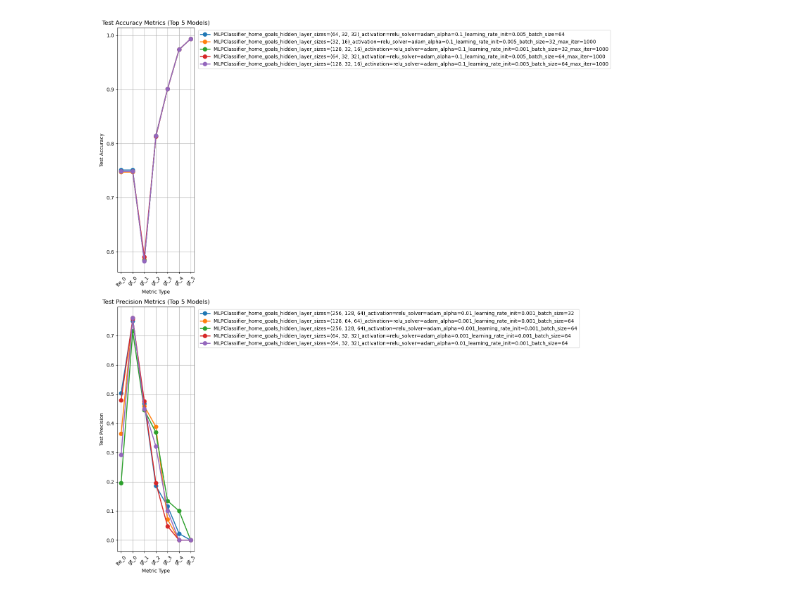
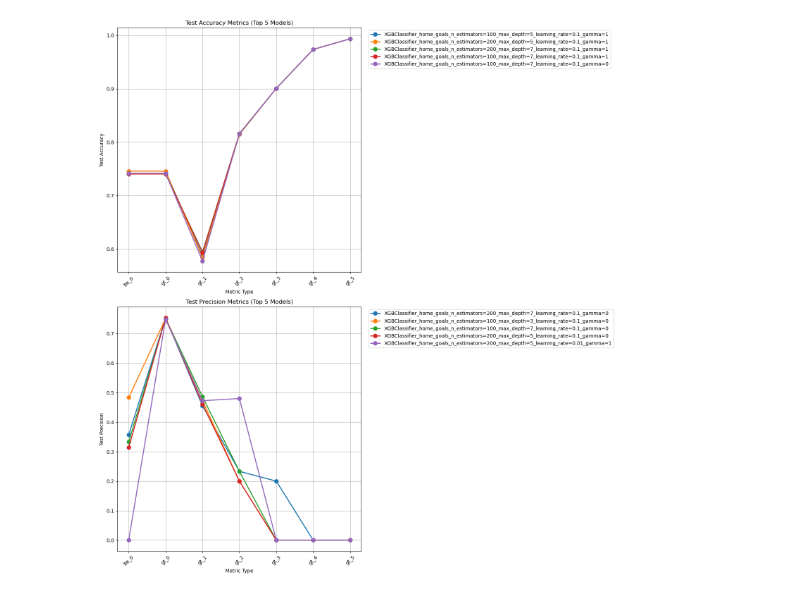
Before and after one commit to 1111111huang/betbot, a Jupyter notebook: notebooks/modeling/baseline.ipynb, the cells around one changed output. Cells and saved outputs as stored; diff of their text form; code cells hidden in the pictures.

```diff
--- a/notebooks/modeling/baseline.ipynb
+++ b/notebooks/modeling/baseline.ipynb
@@ -343,9 +88,9 @@ def plot_metrics_for_target_and_model(
 # %%
 plot_metrics_for_target_and_model(
     experiment_name=EXPERIMENT_NAME,
     target_col="home_goals",
-    model_name="MLPClassifier",
+    model_name="XGBClassifier",
     tracking_uri=f"{REPO_PATH}/mlflow"
 )
 # %% [output]
-[figure, old version]
+[figure, new version]
```
Also changed, not shown: parts of 8 cells of this notebook, 8 other files.
